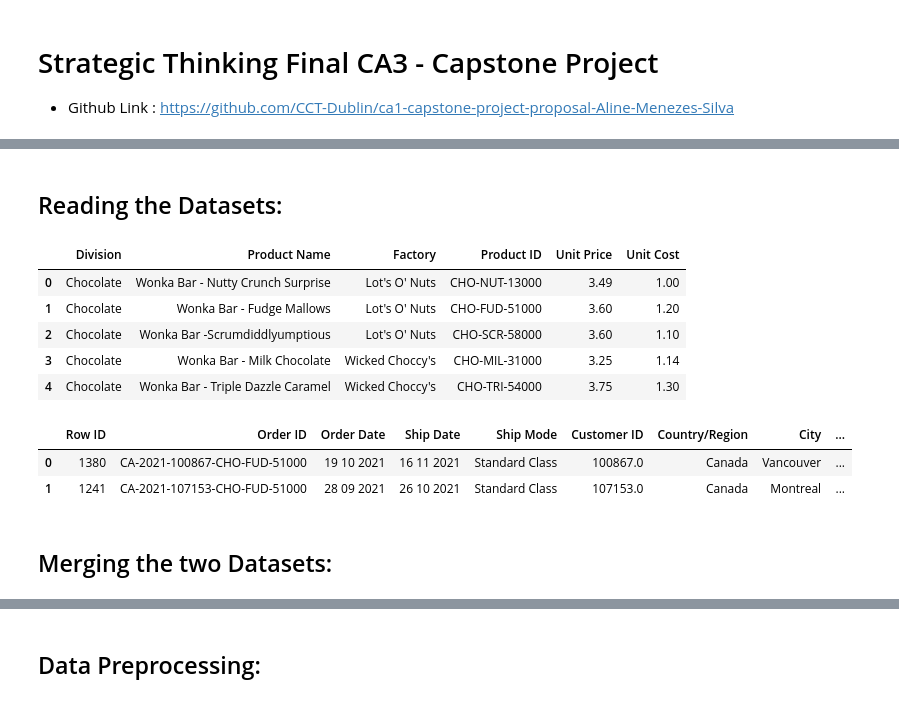
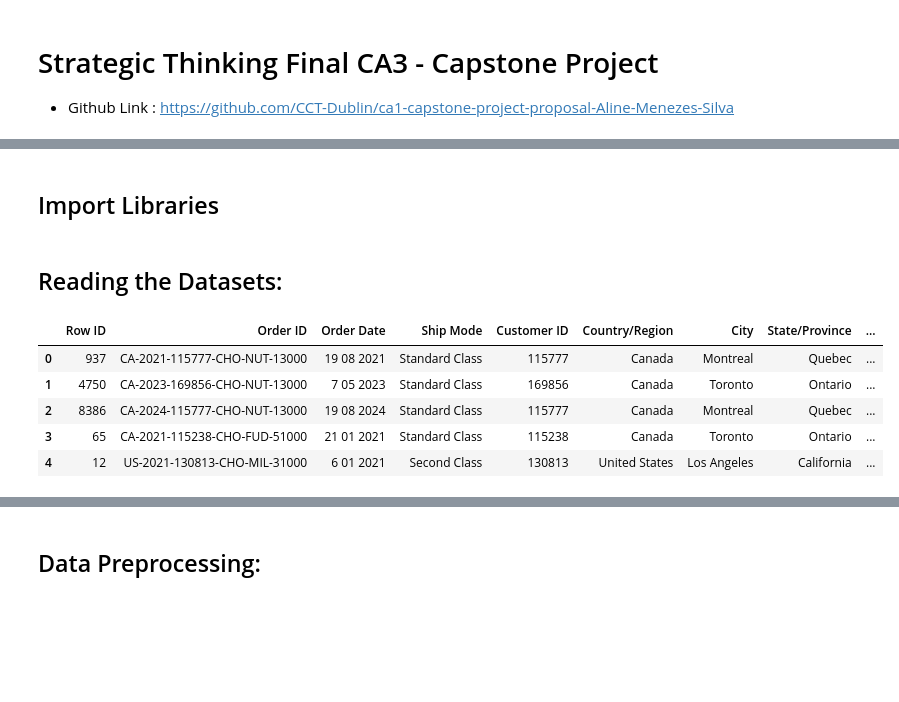
Before and after one commit to CCT-Dublin/ca1-capstone-project-proposal-Aline-Menezes-Silva, a Jupyter notebook: CA3_Strategic_Thinking_Aline_Silva.ipynb, the cells around one changed output, grey strips where cells are left out. Cells and saved outputs as stored; diff of their text form; code cells hidden in the pictures; blank space fills up the shorter version.

```diff
--- a/CA3_Strategic_Thinking_Aline_Silva.ipynb
+++ b/CA3_Strategic_Thinking_Aline_Silva.ipynb
@@ -110,0 +115,2 @@ warnings.filterwarnings("ignore")
+# %% [markdown]
+## Import Libraries
@@ -111,23 +164,14 @@ warnings.filterwarnings("ignore")
+# %% [markdown]
+## Reading the Datasets:
 # %%
 pd.set_option('display.max_columns', None)
-# %% [markdown]
-## Reading the Datasets:
 # %%
-candy_products = pd.read_csv("Candy_Products.csv")
-candy_products.head(5)
+candy = pd.read_csv("Candy.csv")
+candy.head(5)
 # %% [output]
-|  | Division | Product Name | Factory | Product ID | Unit Price | Unit Cost |
-| 0 | Chocolate | Wonka Bar - Nutty Crunch Surprise | Lot's O' Nuts | CHO-NUT-13000 | 3.49 | 1.00 |
-| 1 | Chocolate | Wonka Bar - Fudge Mallows | Lot's O' Nuts | CHO-FUD-51000 | 3.60 | 1.20 |
-| 2 | Chocolate | Wonka Bar -Scrumdiddlyumptious | Lot's O' Nuts | CHO-SCR-58000 | 3.60 | 1.10 |
-| 3 | Chocolate | Wonka Bar - Milk Chocolate | Wicked Choccy's | CHO-MIL-31000 | 3.25 | 1.14 |
-| 4 | Chocolate | Wonka Bar - Triple Dazzle Caramel | Wicked Choccy's | CHO-TRI-54000 | 3.75 | 1.30 |
+|  | Row ID | Order ID | Order Date | Ship Mode | Customer ID | Country/Region | City | State/Province | ... |
+| 0 | 937 | CA-2021-115777-CHO-NUT-13000 | 19 08 2021 | Standard Class | 115777 | Canada | Montreal | Quebec | ... |
+| 1 | 4750 | CA-2023-169856-CHO-NUT-13000 | 7 05 2023 | Standard Class | 169856 | Canada | Toronto | Ontario | ... |
+| 2 | 8386 | CA-2024-115777-CHO-NUT-13000 | 19 08 2024 | Standard Class | 115777 | Canada | Montreal | Quebec | ... |
+| 3 | 65 | CA-2021-115238-CHO-FUD-51000 | 21 01 2021 | Standard Class | 115238 | Canada | Toronto | Ontario | ... |
+| 4 | 12 | US-2021-130813-CHO-MIL-31000 | 6 01 2021 | Second Class | 130813 | United States | Los Angeles | California | ... |
-# %%
-candy_sales = pd.read_csv("Candy_Sales.csv")
-candy_sales.head(2)
-# %% [output]
-|  | Row ID | Order ID | Order Date | Ship Date | Ship Mode | Customer ID | Country/Region | City | ... |
-| 0 | 1380 | CA-2021-100867-CHO-FUD-51000 | 19 10 2021 | 16 11 2021 | Standard Class | 100867.0 | Canada | Vancouver | ... |
-| 1 | 1241 | CA-2021-107153-CHO-FUD-51000 | 28 09 2021 | 26 10 2021 | Standard Class | 107153.0 | Canada | Montreal | ... |
-# %% [markdown]
-## Merging the two Datasets:
```
Also changed, not shown: parts of 341 cells of this notebook.
